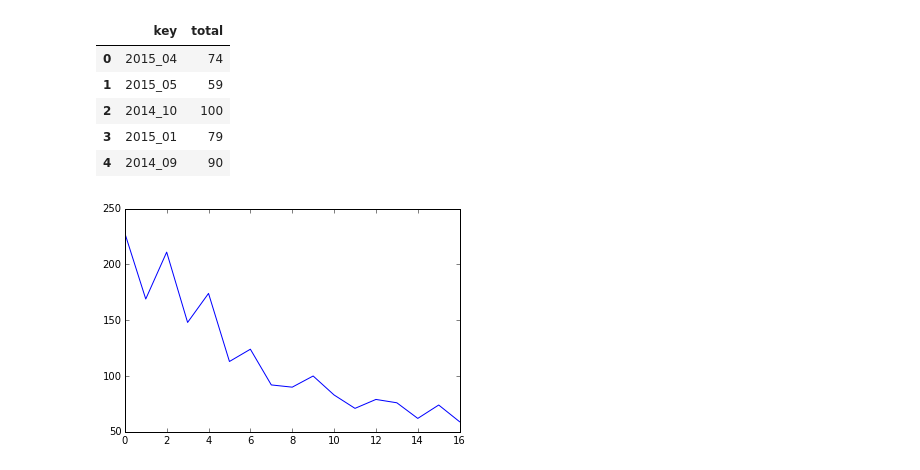
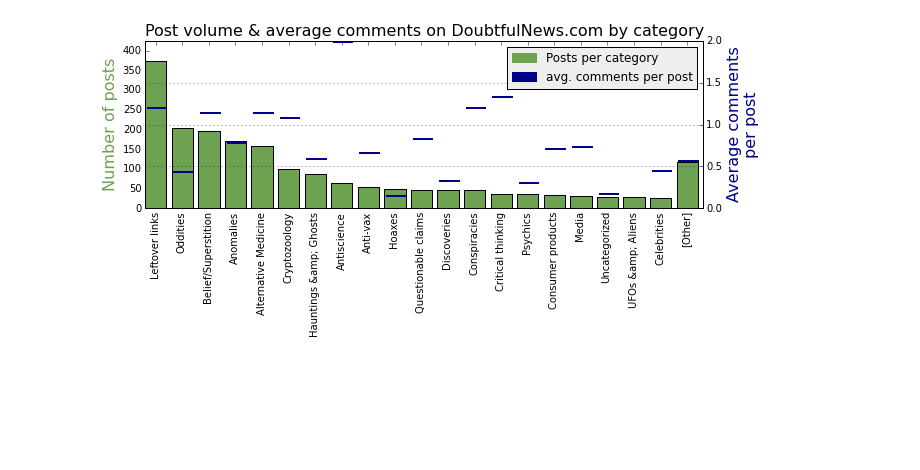
Before and after one commit to data-skeptic/dataskeptic, a Jupyter notebook: www/bf/guest-visuals/sharon/sharon-hill.ipynb, the cells around one changed output. Drawn from its saved outputs; the diff is of its cells as text; code cells hidden in the pictures; blank space fills up the shorter version.

```diff
--- a/www/bf/guest-visuals/sharon/sharon-hill.ipynb
+++ b/www/bf/guest-visuals/sharon/sharon-hill.ipynb
@@ -81,5 +82,5 @@ df2 = pd.DataFrame({'category': categories, 'comments': comments, 'c': 1})
 # %%
 gb = df2.groupby(['category'])['comments', 'c'].sum()
 gb['m'] = 1.0 * gb['comments'] / gb['c']
-gb.sort('c', inplace=True)
+gb.sort('c', ascending=False, inplace=True)
 gb.reset_index(inplace=True)
@@ -110,15 +87,36 @@ plt.plot(sorted(comments))
-# %%
-df.head()
-# %% [output]
-|  | key | total |
-| 0 | 2015_04 | 74 |
-| 1 | 2015_05 | 59 |
-| 2 | 2014_10 | 100 |
-| 3 | 2015_01 | 79 |
-| 4 | 2014_09 | 90 |
-# %%
-df.sort('key', inplace=True)
-plt.plot(df['total'])
-plt.show()
-# %% [output]
-[figure, removed]
+# %%
+gb2 = gb[0:20].copy()
+com = gb[21:gb.shape[0]].comments.sum()
+c = gb[21:gb.shape[0]].c.sum()
+m = 1.0 * com / c
+other = pd.DataFrame([{'category': '[Other]', 'comments': com, 'c': c, 'm': m}])
+gb2 = gb2.append(other)
+gb2.index = np.arange(gb2.shape[0])
+# %%
+fig, ax1 = plt.subplots(figsize=(10,3))
+#ax = fig.gca()
+ax1.bar(gb2.index, gb2.c, color='#6da251', zorder=3)
+plt.ylim(0, 425)
+ax2 = ax1.twinx()
+for i in gb2.index:
+    ax2.plot([gb2.index+0.1, gb2.index+0.8], [gb2.m,gb2.m], linewidth=2, color='#000088')
+ax1.set_ylabel('Number of posts', color='#6da251', fontsize=16)
+ax2.set_ylabel('Average comments\nper post', fontsize=16, color='#000088')
+ax2.yaxis.grid(True, color='#000088')
+plt.xlim([0, len(gb2.category)])
+plt.title('Post volume & average comments on DoubtfulNews.com by category', fontsize=16)
+plt.xticks(gb2.index + 0.4, gb2.category.tolist(), rotation=45)
+
+labels = ax1.get_xticklabels()
+for label in labels:
+    label.set_rotation(90)
+
+p1 = mpatches.Patch(color='#6da251', label='Posts per category')
+p2 = mpatches.Patch(color='#000088', label='avg. comments per post')
+l = plt.legend(handles=[p1, p2], loc=1)
+l.set_zorder(4)
+l.get_frame().set_facecolor('#eeeeee')
+plt.savefig('sharon.png',bbox_inches='tight')
+plt.show()
+# %% [output]
+[figure, added]
```
Also changed, not shown: parts of 4 cells of this notebook, 7 other files.
